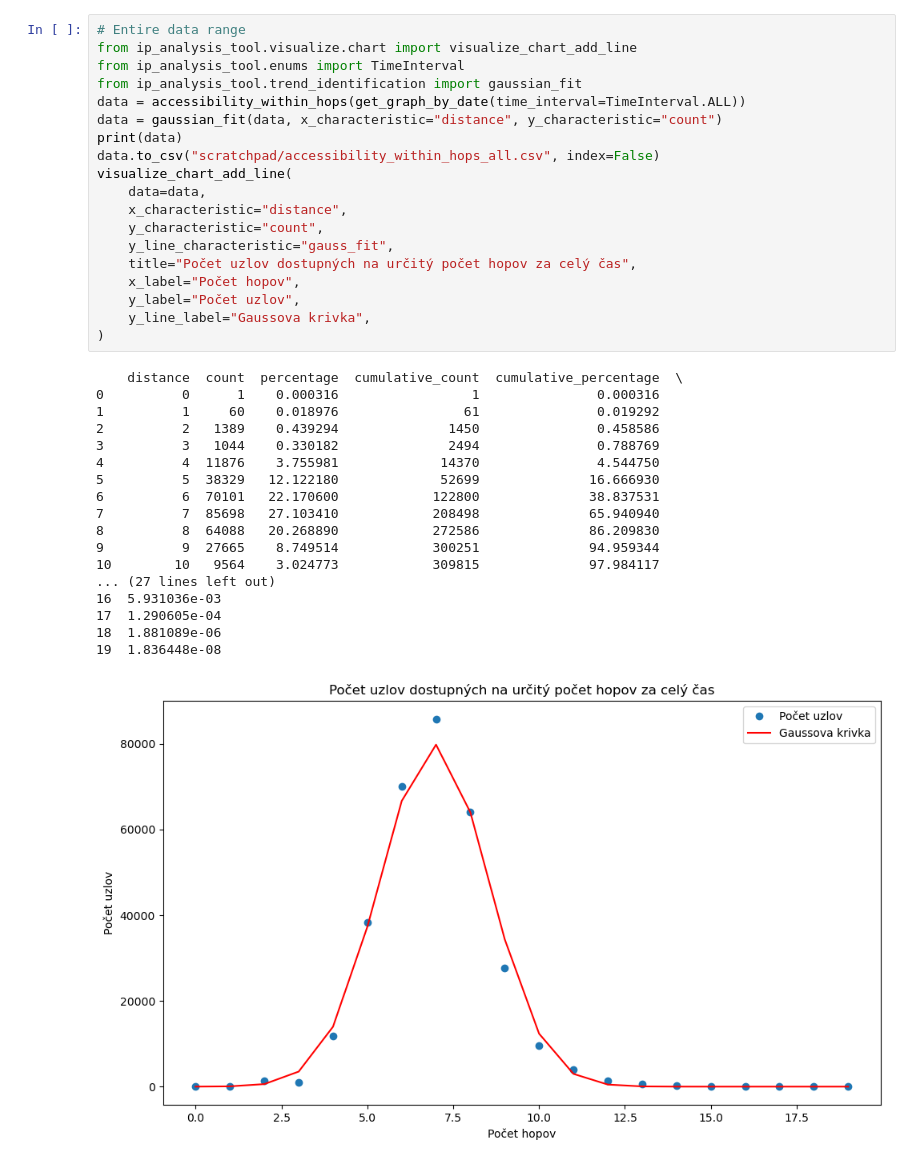
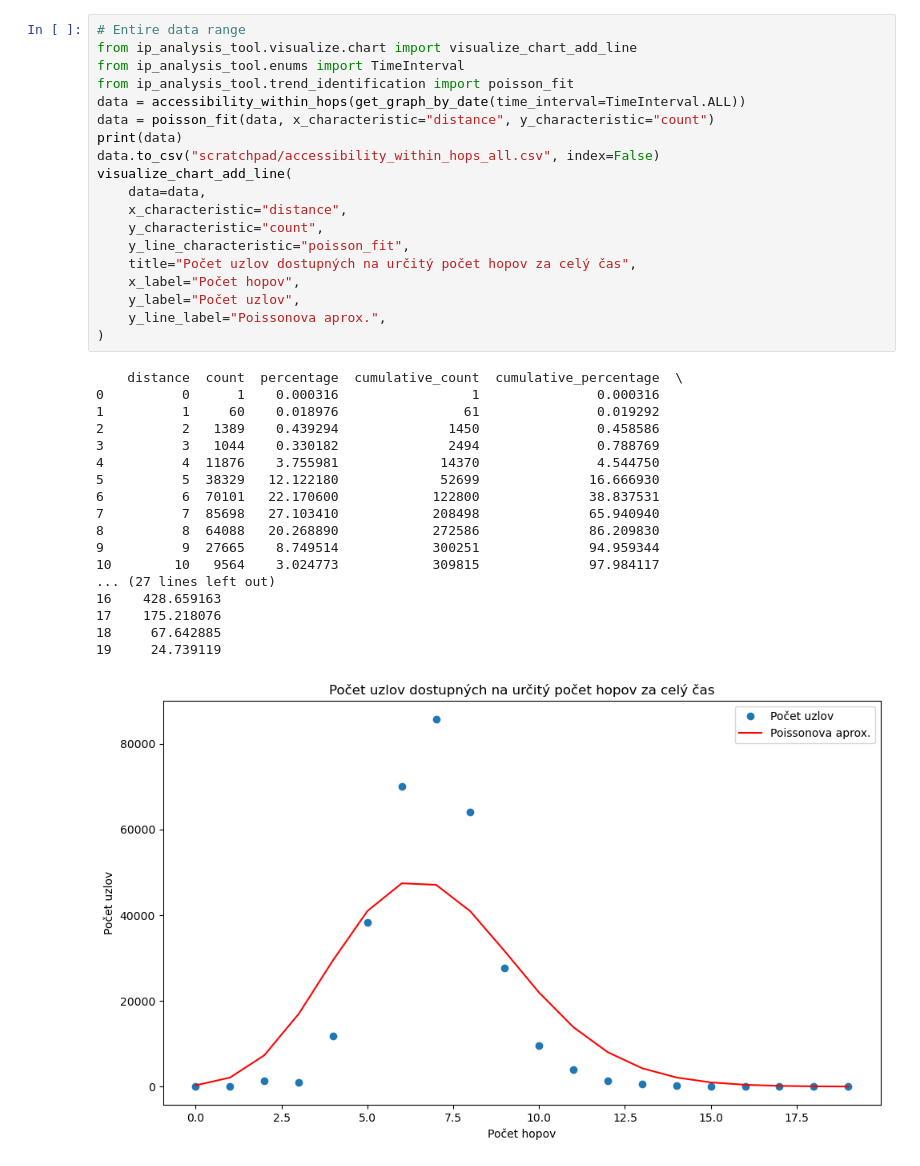
Before and after one commit to Crelip/IPAnalysisTool, a Jupyter notebook: notebooks/hop_analysis.ipynb, the cells around one changed output. Cells and saved outputs as stored; diff of their text form.

Commit message:
Add Poisson Fit.

```diff
--- a/notebooks/hop_analysis.ipynb
+++ b/notebooks/hop_analysis.ipynb
@@ -43,38 +41,38 @@ print(data)
 # %%
 # Entire data range
 from ip_analysis_tool.visualize.chart import visualize_chart_add_line
 from ip_analysis_tool.enums import TimeInterval
-from ip_analysis_tool.trend_identification import gaussian_fit
+from ip_analysis_tool.trend_identification import poisson_fit
 data = accessibility_within_hops(get_graph_by_date(time_interval=TimeInterval.ALL))
-data = gaussian_fit(data, x_characteristic="distance", y_characteristic="count")
+data = poisson_fit(data, x_characteristic="distance", y_characteristic="count")
 print(data)
 data.to_csv("scratchpad/accessibility_within_hops_all.csv", index=False)
 visualize_chart_add_line(
     data=data,
     x_characteristic="distance",
     y_characteristic="count",
-    y_line_characteristic="gauss_fit",
+    y_line_characteristic="poisson_fit",
     title="Počet uzlov dostupných na určitý počet hopov za celý čas",
     x_label="Počet hopov",
     y_label="Počet uzlov",
-    y_line_label="Gaussova krivka",
+    y_line_label="Poissonova aprox.",
 )
 # %% [output]
     distance  count  percentage  cumulative_count  cumulative_percentage  \
 0          0      1    0.000316                 1               0.000316
 1          1     60    0.018976                61               0.019292
 2          2   1389    0.439294              1450               0.458586
 3          3   1044    0.330182              2494               0.788769
 4          4  11876    3.755981             14370               4.544750
 5          5  38329   12.122180             52699              16.666930
 6          6  70101   22.170600            122800              38.837531
 7          7  85698   27.103410            208498              65.940940
 8          8  64088   20.268890            272586              86.209830
 9          9  27665    8.749514            300251              94.959344
 10        10   9564    3.024773            309815              97.984117
 ... (27 lines left out)
-16  5.931036e-03
-17  1.290605e-04
-18  1.881089e-06
-19  1.836448e-08
+16    428.659163
+17    175.218076
+18     67.642885
+19     24.739119
-[figure, old version]
+[figure, new version]
```
Also changed, not shown: parts of 2 cells of this notebook, 1 other file.
